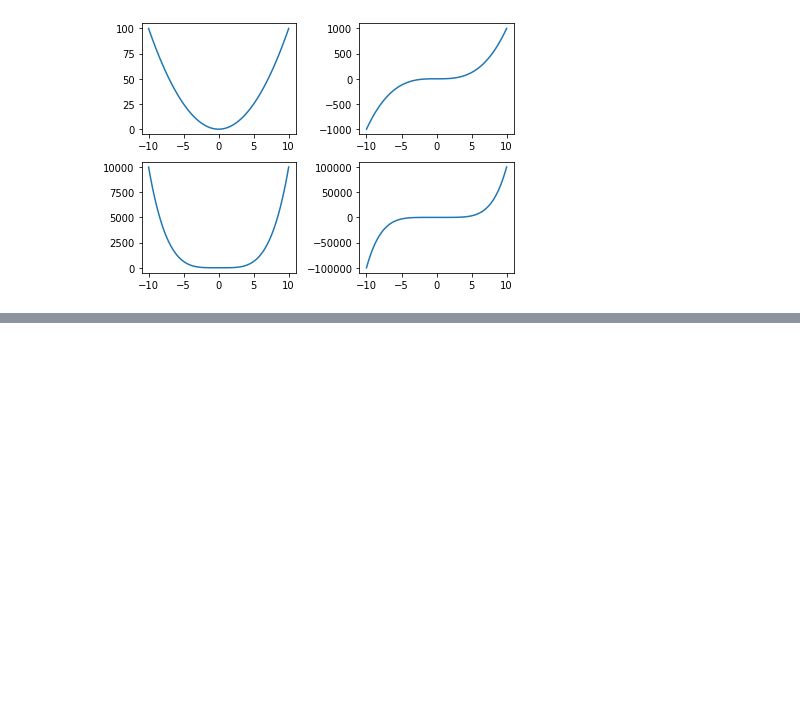
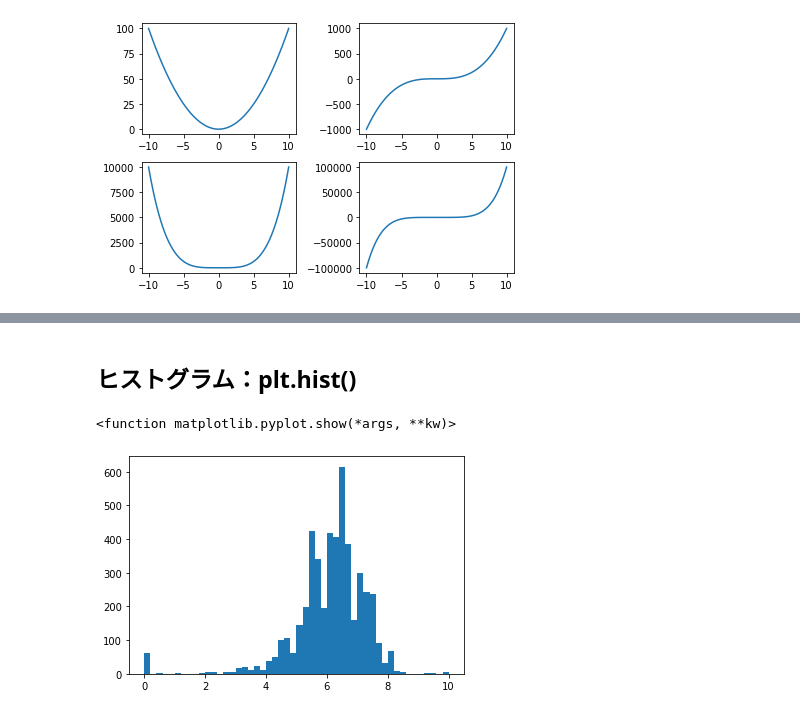
Before and after one commit to tatsu1015/python_learning, a Jupyter notebook: work/udemy_kame_python/210111_Matplotlib.ipynb, the cells around one changed output, grey strips where cells are left out. Cells and saved outputs as stored; diff of their text form; code cells hidden in the pictures; blank space fills up the shorter version.

```diff
--- a/work/udemy_kame_python/210111_Matplotlib.ipynb
+++ b/work/udemy_kame_python/210111_Matplotlib.ipynb
@@ -143,0 +166,8 @@ fig.tight_layout()
+# %% [markdown]
+## ヒストグラム：plt.hist()
+# %%
+plt.hist(df['vote_average'], bins=50)
+plt.show
+# %% [output]
+<function matplotlib.pyplot.show(*args, **kw)>
+[figure, added]
```
Also changed, not shown: parts of 28 cells of this notebook, 4 other files.
